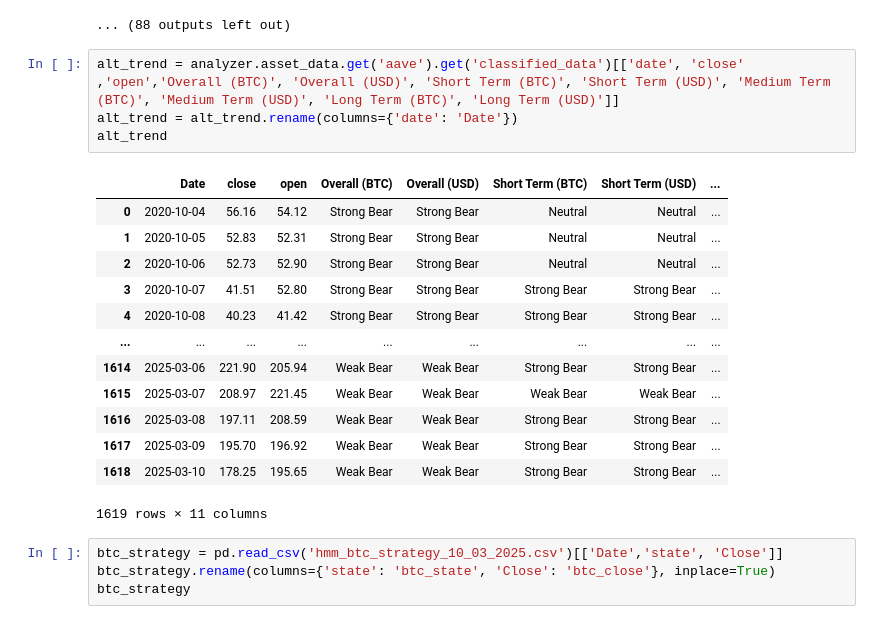
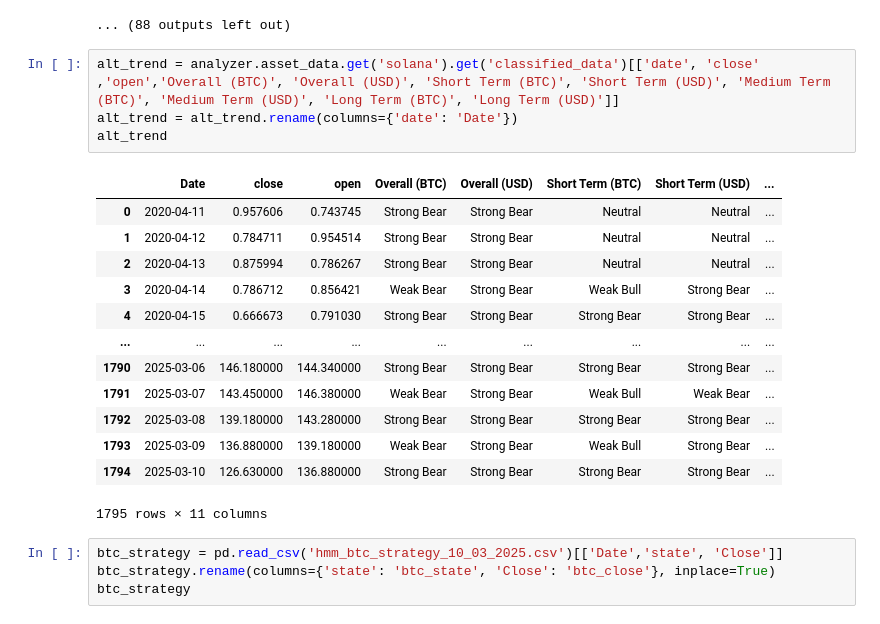
Before and after one commit to GabriellaAM/missioncontrolproject, a Jupyter notebook: ALT_MODEL.ipynb, the cells around one changed output. Drawn from its saved outputs; the diff is of its cells as text.

```diff
--- a/ALT_MODEL.ipynb
+++ b/ALT_MODEL.ipynb
@@ -568,23 +568,23 @@ Columns after numeric conversion and dropna for arbitrum (arbitrum_btc): ['date'
 Columns after calculating indicators for arbitrum (BTC): ['date', 'open', 'high', 'low', 'close', 'arbitrum_btc', 'SMA_USD_3', 'SMA_USD_5', 'SMA_USD_7', 'SMA_USD_14', 'SMA_USD_21', 'SMA_USD_30', 'SMA_ ...
 ... (88 outputs left out)
 # %%
-alt_trend = analyzer.asset_data.get('aave').get('classified_data')[['date', 'close' ,'open','Overall (BTC)', 'Overall (USD)', 'Short Term (BTC)', 'Short Term (USD)', 'Medium Term (BTC)', 'Medium Term (USD)', 'Long Term (BTC)', 'Long Term (USD)']]
+alt_trend = analyzer.asset_data.get('solana').get('classified_data')[['date', 'close' ,'open','Overall (BTC)', 'Overall (USD)', 'Short Term (BTC)', 'Short Term (USD)', 'Medium Term (BTC)', 'Medium Term (USD)', 'Long Term (BTC)', 'Long Term (USD)']]
 alt_trend = alt_trend.rename(columns={'date': 'Date'})
 alt_trend
 # %% [output]
 |  | Date | close | open | Overall (BTC) | Overall (USD) | Short Term (BTC) | Short Term (USD) | ... |
-| 0 | 2020-10-04 | 56.16 | 54.12 | Strong Bear | Strong Bear | Neutral | Neutral | ... |
-| 1 | 2020-10-05 | 52.83 | 52.31 | Strong Bear | Strong Bear | Neutral | Neutral | ... |
-| 2 | 2020-10-06 | 52.73 | 52.90 | Strong Bear | Strong Bear | Neutral | Neutral | ... |
-| 3 | 2020-10-07 | 41.51 | 52.80 | Strong Bear | Strong Bear | Strong Bear | Strong Bear | ... |
-| 4 | 2020-10-08 | 40.23 | 41.42 | Strong Bear | Strong Bear | Strong Bear | Strong Bear | ... |
+| 0 | 2020-04-11 | 0.957606 | 0.743745 | Strong Bear | Strong Bear | Neutral | Neutral | ... |
+| 1 | 2020-04-12 | 0.784711 | 0.954514 | Strong Bear | Strong Bear | Neutral | Neutral | ... |
+| 2 | 2020-04-13 | 0.875994 | 0.786267 | Strong Bear | Strong Bear | Neutral | Neutral | ... |
+| 3 | 2020-04-14 | 0.786712 | 0.856421 | Weak Bear | Strong Bear | Weak Bull | Strong Bear | ... |
+| 4 | 2020-04-15 | 0.666673 | 0.791030 | Strong Bear | Strong Bear | Strong Bear | Strong Bear | ... |
 | ... | ... | ... | ... | ... | ... | ... | ... | ... |
-| 1614 | 2025-03-06 | 221.90 | 205.94 | Weak Bear | Weak Bear | Strong Bear | Strong Bear | ... |
-| 1615 | 2025-03-07 | 208.97 | 221.45 | Weak Bear | Weak Bear | Weak Bear | Weak Bear | ... |
-| 1616 | 2025-03-08 | 197.11 | 208.59 | Weak Bear | Weak Bear | Strong Bear | Strong Bear | ... |
-| 1617 | 2025-03-09 | 195.70 | 196.92 | Weak Bear | Weak Bear | Strong Bear | Strong Bear | ... |
-| 1618 | 2025-03-10 | 178.25 | 195.65 | Weak Bear | Weak Bear | Strong Bear | Strong Bear | ... |
+| 1790 | 2025-03-06 | 146.180000 | 144.340000 | Strong Bear | Strong Bear | Strong Bear | Strong Bear | ... |
+| 1791 | 2025-03-07 | 143.450000 | 146.380000 | Weak Bear | Strong Bear | Weak Bull | Weak Bear | ... |
+| 1792 | 2025-03-08 | 139.180000 | 143.280000 | Strong Bear | Strong Bear | Strong Bear | Strong Bear | ... |
+| 1793 | 2025-03-09 | 136.880000 | 139.180000 | Weak Bear | Strong Bear | Weak Bull | Strong Bear | ... |
+| 1794 | 2025-03-10 | 126.630000 | 136.880000 | Strong Bear | Strong Bear | Strong Bear | Strong Bear | ... |
-1619 rows × 11 columns
+1795 rows × 11 columns
 # %%
 btc_strategy = pd.read_csv('hmm_btc_strategy_10_03_2025.csv')[['Date','state', 'Close']]
 btc_strategy.rename(columns={'state': 'btc_state', 'Close': 'btc_close'}, inplace=True)
```
Also changed, not shown: parts of 2 cells of this notebook.
